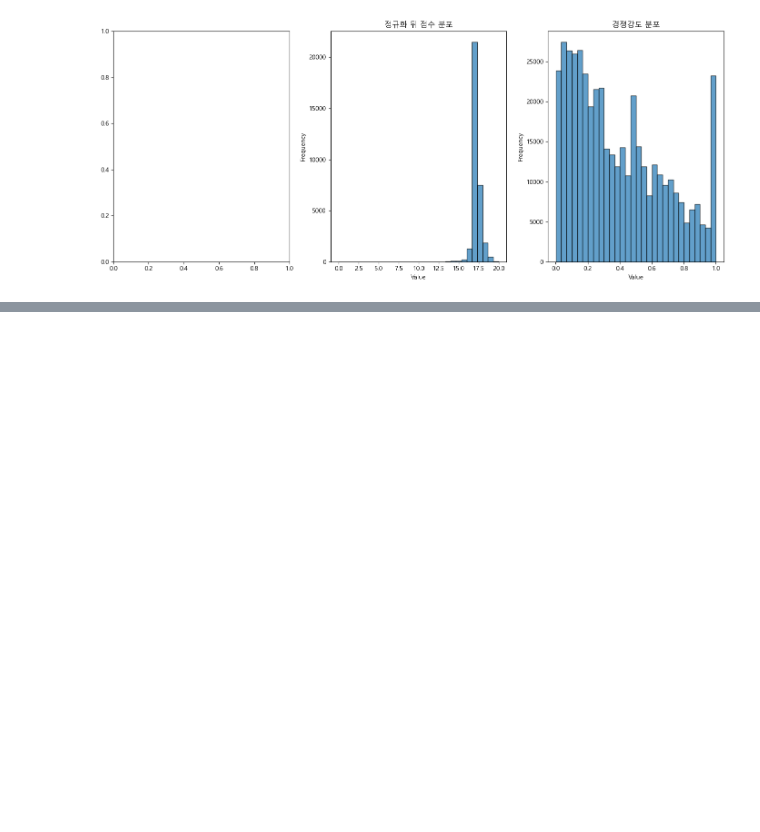
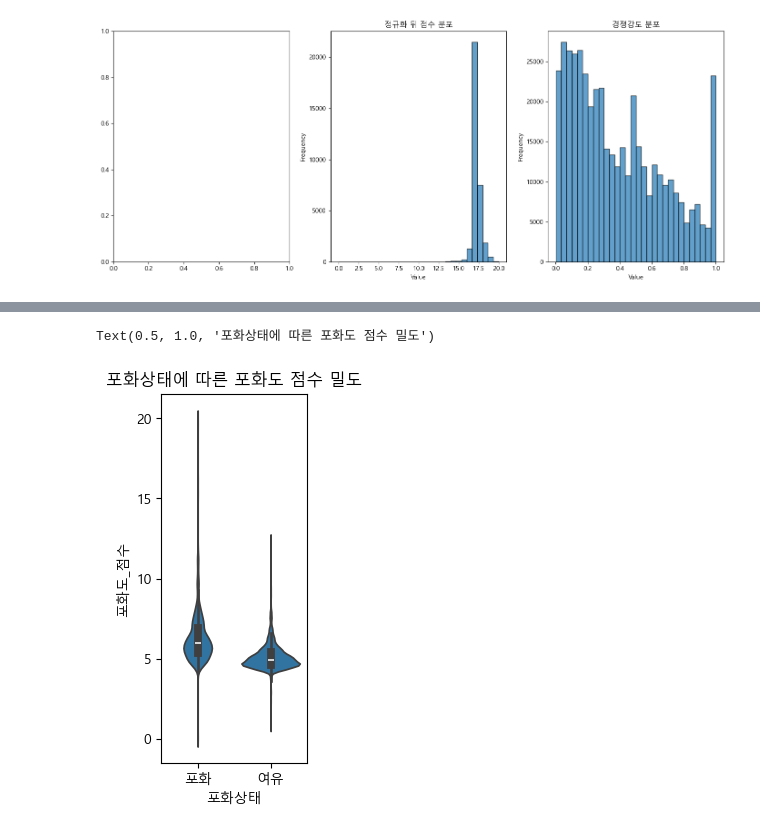
Before and after one commit to medici-bda10-sda/sda.final.project, a Jupyter notebook: 포화도 점수 산출.ipynb, the cells around one changed output, grey strips where cells are left out. Cells and saved outputs as stored; diff of their text form; code cells hidden in the pictures; blank space fills up the shorter version.

```diff
--- a/포화도 점수 산출.ipynb
+++ b/포화도 점수 산출.ipynb
@@ -443,0 +639,7 @@ plt.show()
+# %%
+plt.subplot(1, 3, 1)
+sns.violinplot(data=result_df, x='포화상태', y='포화도_점수')
+plt.title('포화상태에 따른 포화도 점수 밀도')
+# %% [output]
+Text(0.5, 1.0, '포화상태에 따른 포화도 점수 밀도')
+[figure, added]
```
Also changed, not shown: parts of 27 cells of this notebook, 2 other files.
